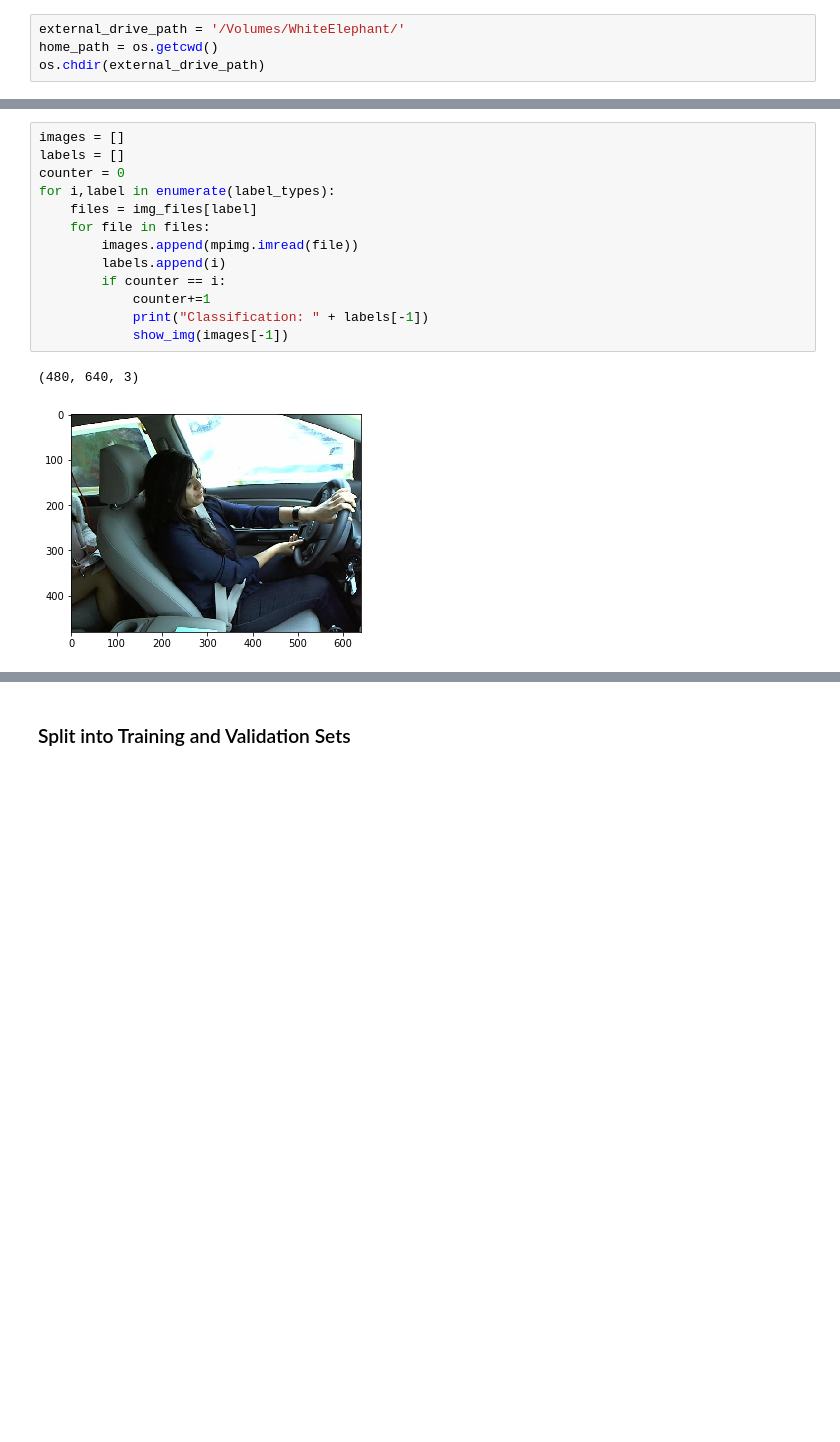
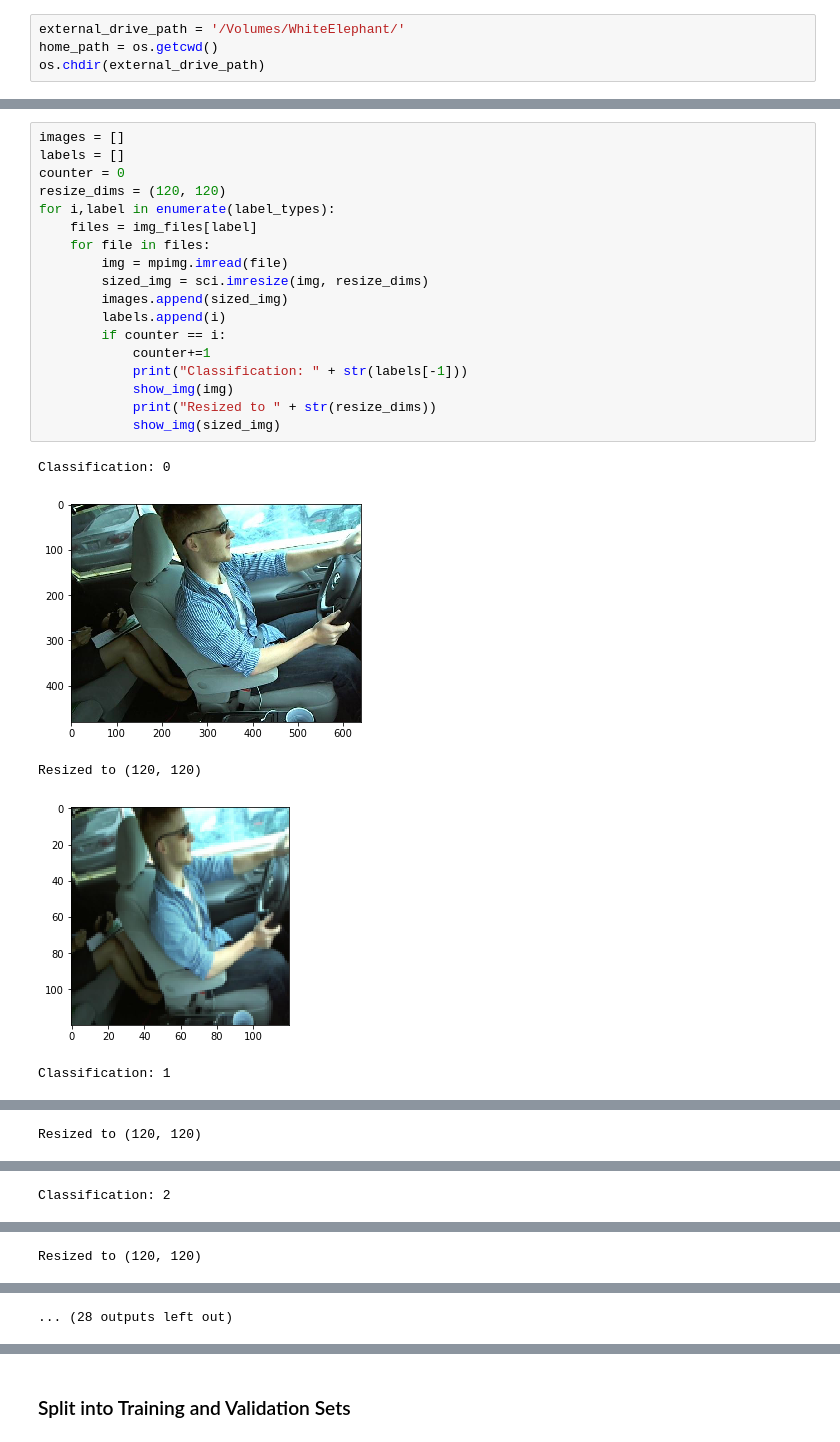
Before and after one commit to grantsrb/kaggle-state_farm_drivers, a Jupyter notebook: driver_classification.ipynb, the cells around one changed output, grey strips where cells are left out. Saved outputs shown, nothing was run; the diff lists cells and outputs as text; blank space fills up the shorter version.

```diff
--- a/driver_classification.ipynb
+++ b/driver_classification.ipynb
@@ -43,16 +46,24 @@ for dir_name, subdir_list, file_list in os.walk(path):
 # %%
 images = []
 labels = []
 counter = 0
+resize_dims = (120, 120)
 for i,label in enumerate(label_types):
     files = img_files[label]
     for file in files:
-        images.append(mpimg.imread(file))
+        img = mpimg.imread(file)
+        sized_img = sci.imresize(img, resize_dims)
+        images.append(sized_img)
         labels.append(i)
         if counter == i:
             counter+=1
-            print("Classification: " + labels[-1])
-            show_img(images[-1])
+            print("Classification: " + str(labels[-1]))
+            show_img(img)
+            print("Resized to " + str(resize_dims))
+            show_img(sized_img)
 # %% [output]
-(480, 640, 3)
+Classification: 0
-[figure, old version]
+[figure, new version]
+Resized to (120, 120)
+[figure, added]
+Classification: 1
@@ -58,0 +71 @@ for i,label in enumerate(label_types):
+Resized to (120, 120)
@@ -58,0 +73 @@ for i,label in enumerate(label_types):
+Classification: 2
@@ -58,0 +75 @@ for i,label in enumerate(label_types):
+Resized to (120, 120)
@@ -58,0 +77 @@ for i,label in enumerate(label_types):
+... (28 outputs left out)
```
Also changed, not shown: parts of 16 cells of this notebook.
